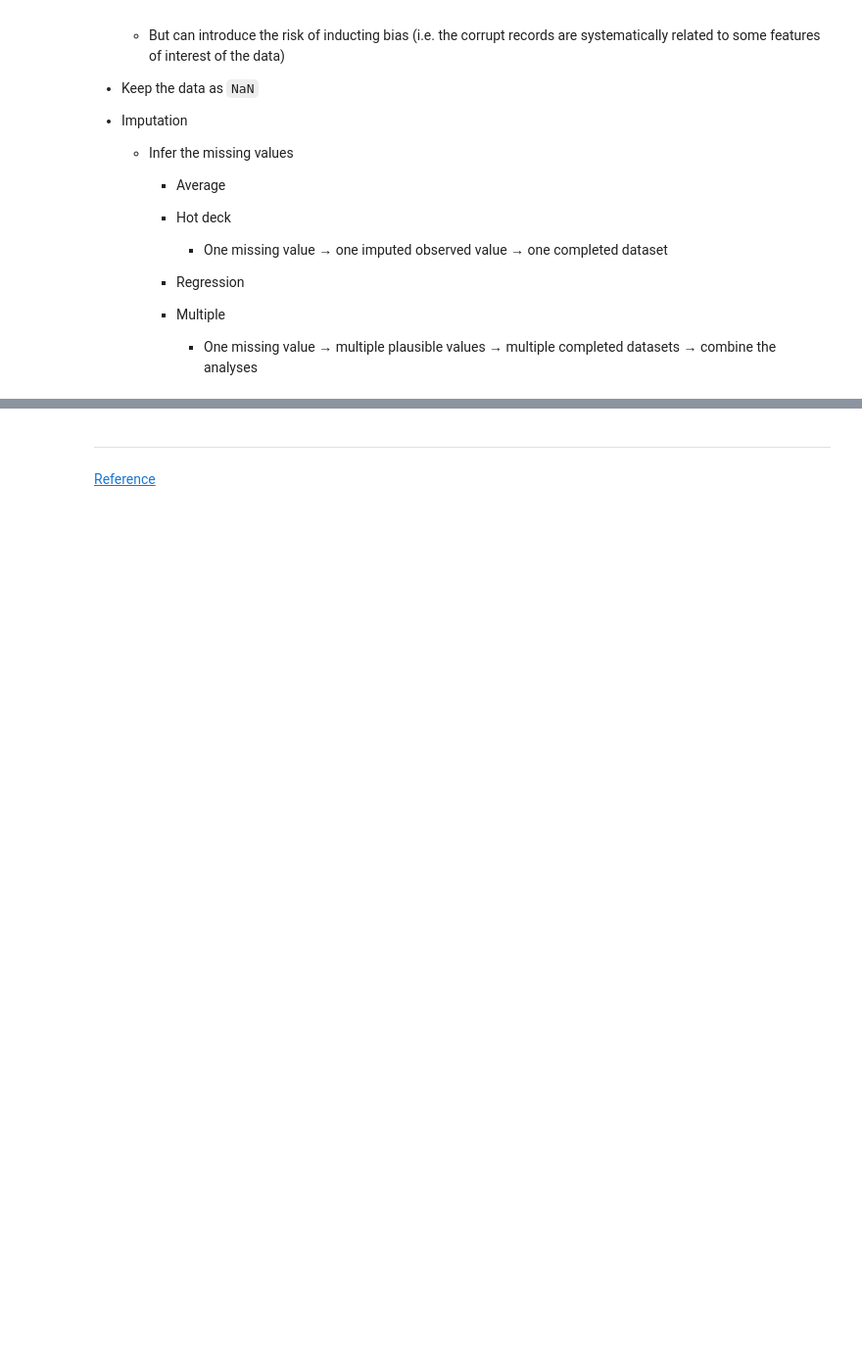
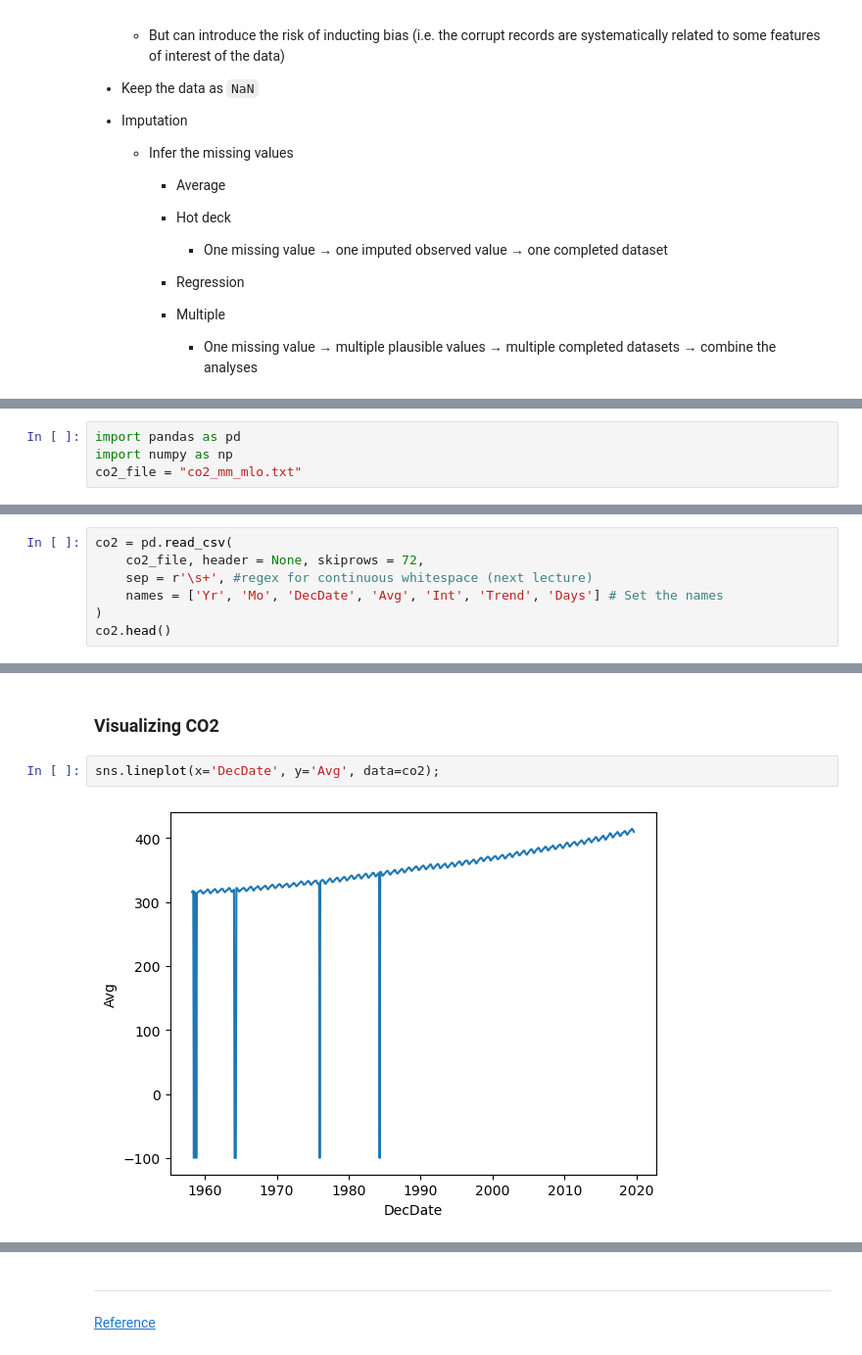
Before and after one commit to AlexKider/Pandas-Notes, a Jupyter notebook: L5 Data Cleaning & EDA.ipynb, the cells around one changed output, grey strips where cells are left out. Shown at 98% size. Saved outputs shown, nothing was run; the diff lists cells and outputs as text; blank space fills up the shorter version.

```diff
--- a/L5 Data Cleaning & EDA.ipynb
+++ b/L5 Data Cleaning & EDA.ipynb
@@ -569,0 +825,4 @@ Some solutions:
+# %%
+import pandas as pd
+import numpy as np
+co2_file = "co2_mm_mlo.txt"
@@ -569,0 +867,7 @@ Some solutions:
+# %%
+co2 = pd.read_csv(
+    co2_file, header = None, skiprows = 72,
+    sep = r'\s+', #regex for continuous whitespace (next lecture)
+    names = ['Yr', 'Mo', 'DecDate', 'Avg', 'Int', 'Trend', 'Days'] # Set the names
+)
+co2.head()
@@ -569,0 +881,6 @@ Some solutions:
+# %% [markdown]
+### Visualizing CO2
+# %%
+sns.lineplot(x='DecDate', y='Avg', data=co2);
+# %% [output]
+[figure, added]
```
Also changed, not shown: parts of 66 cells of this notebook, 7 other files.
